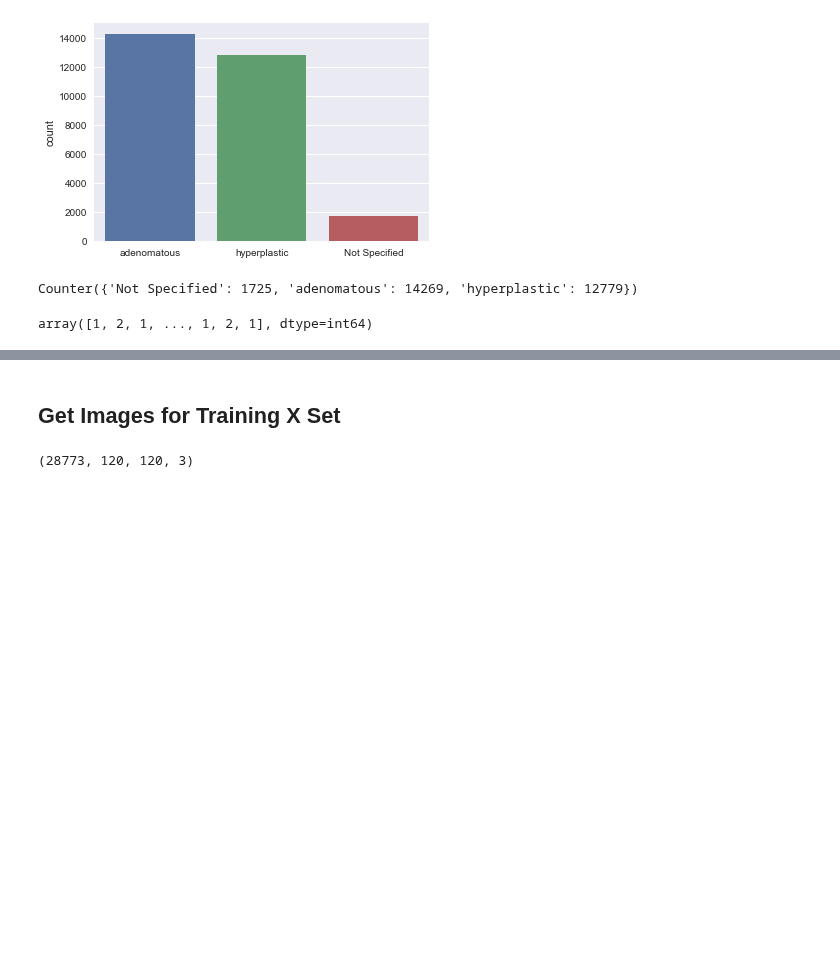
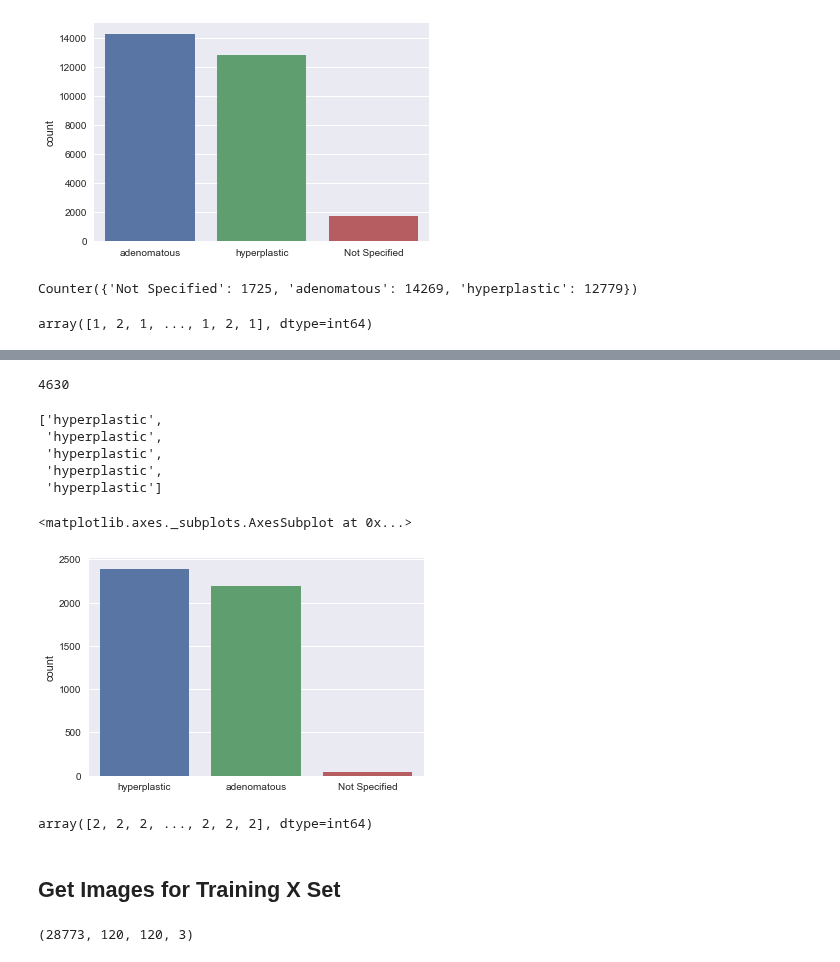
Before and after one commit to shreyahunur/Lesion-Detection, a Jupyter notebook: Notebooks/jm_lesion_detection_main.ipynb, the cells around one changed output, grey strips where cells are left out. Saved outputs shown, nothing was run; the diff lists cells and outputs as text; code cells hidden in the pictures; blank space fills up the shorter version.

Commit message:
Added valid y and X set

```diff
--- a/Notebooks/jm_lesion_detection_main.ipynb
+++ b/Notebooks/jm_lesion_detection_main.ipynb
@@ -32,7 +32,7 @@ Using TensorFlow backend.
 # %% [markdown]
 ## Helper Functions
 # %%
-def get_filepaths(basepath, file_type):
+def get_filepaths(basepath, file_type=".xml"):
     files = []
     filenames = []
     for filename in os.listdir(basepath):
@@ -41,6 +41,18 @@ def get_filepaths(basepath, file_type):
             files.append(filepath)
         filenames.append(filename)
     return files, filenames
+
+# TODO: Move above code into this function
+def get_filepaths_videonum_dirs(basepath, file_type=".xml"):
+    videonum_frame_filepaths = []
+    videonum_frame_filenames = []
+    # loop each video number dir getting each frame filepath per video
+    for videonum_dir in os.listdir(basepath):
+        videonum_dirpath = os.path.join(basepath, videonum_dir)
+        videonum_dirfilepaths, videonum_dirfilenames = get_filepaths(videonum_dirpath, file_type)
+        videonum_frame_filepaths.extend(videonum_dirfilepaths)
+        videonum_frame_filenames.extend(videonum_dirfilenames)
+    return videonum_frame_filepaths, videonum_frame_filenames
 
 def read_img(img_path):
     # (height, width, 3)
@@ -206,0 +221,5 @@ classes = ['Not Specified', 'adenomatous', 'hyperplastic']
+# %%
+valid_y_basepath = "PolypsSet/val2019/Annotation"
+file_type = ".xml"
+
+valid_y_filepaths, valid_y_filenames = get_filepaths_videonum_dirs(valid_y_basepath, file_type=".xml")
@@ -206,0 +266,20 @@ classes = ['Not Specified', 'adenomatous', 'hyperplastic']
+# %%
+valid_y_polyp_names = get_xml_label_names(valid_y_filepaths)
+# %%
+# previous: 4630
+print(len(valid_y_polyp_names))
+# %% [output]
+4630
+# %%
+valid_y_polyp_names[:5]
+# %% [output]
+['hyperplastic',
+ 'hyperplastic',
+ 'hyperplastic',
+ 'hyperplastic',
+ 'hyperplastic']
+# %%
+sns.countplot(valid_y_polyp_names)
+# %% [output]
+<matplotlib.axes._subplots.AxesSubplot at 0x...>
+[figure, added]
@@ -207,3 +288,7 @@ classes = ['Not Specified', 'adenomatous', 'hyperplastic']
+# %%
+valid_y
+# %% [output]
+array([2, 2, 2, ..., 2, 2, 2], dtype=int64)
 # %% [markdown]
 ## Get Images for Training X Set
 # %%
```
Also changed, not shown: parts of 12 cells of this notebook.
